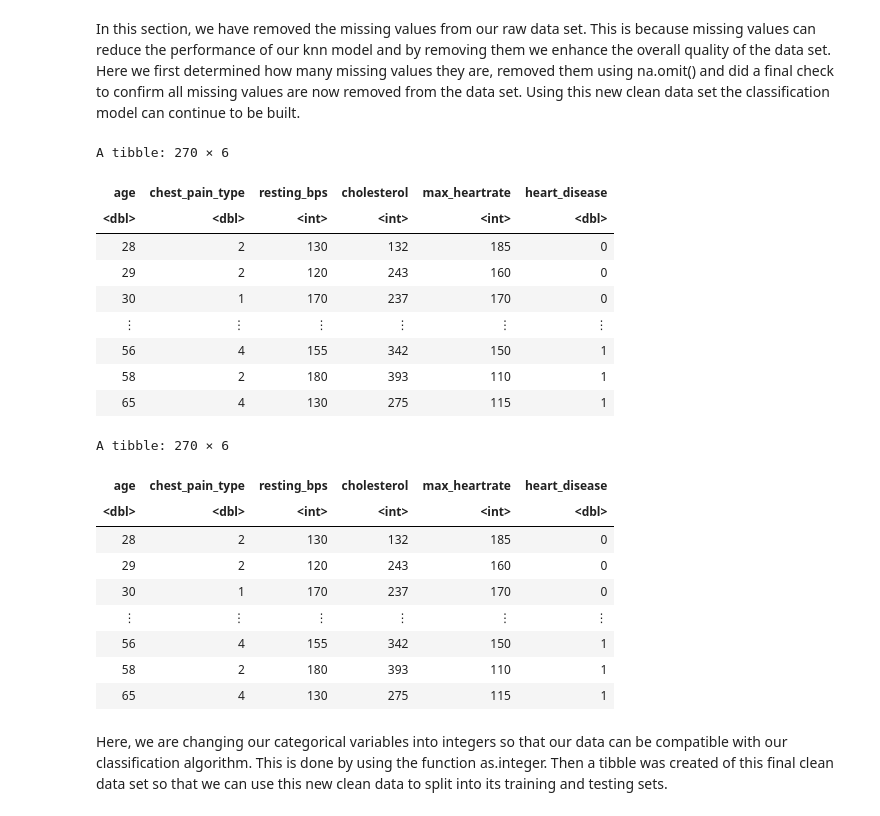
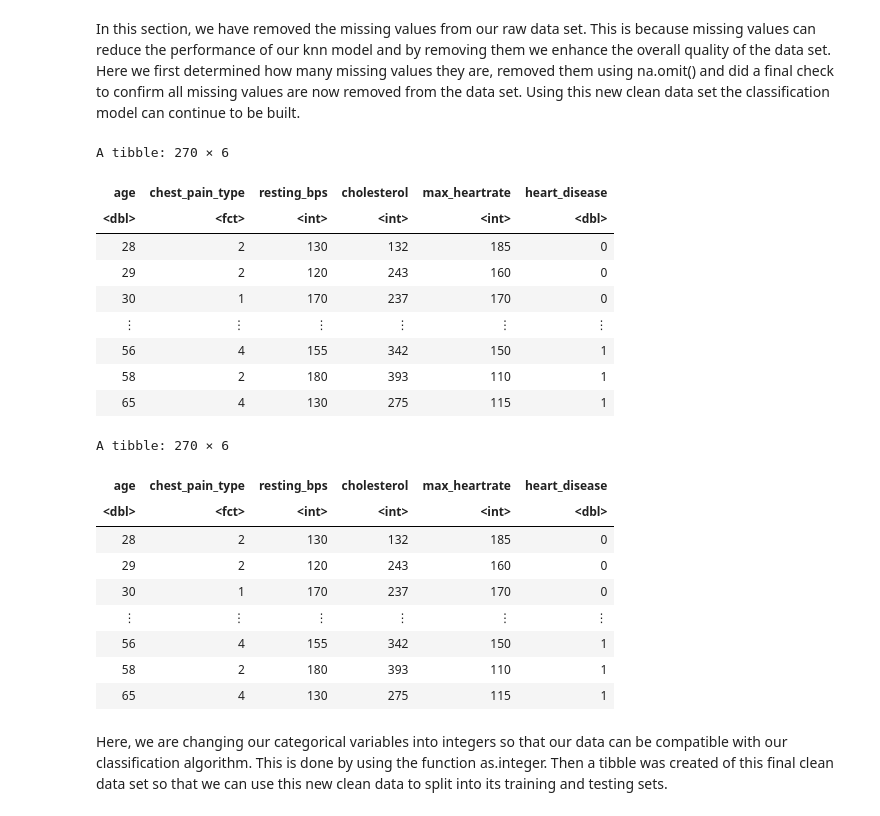
Before and after one commit to Kalpashree10/Group-Project, a Jupyter notebook: ProjectMain.ipynb, the cells around one changed output. Saved outputs shown, nothing was run; the diff lists cells and outputs as text; code cells hidden in the pictures.

Commit message:
fixed the factor problem
before hungry_final, i mutated the chest_pain_type to a factor versus as an integer

```diff
--- a/ProjectMain.ipynb
+++ b/ProjectMain.ipynb
@@ -115,15 +115,15 @@ In this section, we have removed the missing values from our raw data set. This
 # %%
 #Changing the variables into integers
 hungry_select <- hungry_no_NA |>
-     mutate( resting_bps = as.integer(resting_bps),cholesterol = as.integer(cholesterol), max_heartrate = as.integer(max_heartrate))
+     mutate(resting_bps = as.integer(resting_bps),cholesterol = as.integer(cholesterol), max_heartrate = as.integer(max_heartrate), chest_pain_type = as.factor(chest_pain_type))
 hungry_select
 
 hungry_final <- as_tibble(hungry_select)
 hungry_final
 # %% [output]
 A tibble: 270 × 6
 | age | chest_pain_type | resting_bps | cholesterol | max_heartrate | heart_disease |
-| <dbl> | <dbl> | <int> | <int> | <int> | <dbl> |
+| <dbl> | <fct> | <int> | <int> | <int> | <dbl> |
 | 28 | 2 | 130 | 132 | 185 | 0 |
 | 29 | 2 | 120 | 243 | 160 | 0 |
 | 30 | 1 | 170 | 237 | 170 | 0 |
@@ -133,7 +133,7 @@ A tibble: 270 × 6
 | 65 | 4 | 130 | 275 | 115 | 1 |
 A tibble: 270 × 6
 | age | chest_pain_type | resting_bps | cholesterol | max_heartrate | heart_disease |
-| <dbl> | <dbl> | <int> | <int> | <int> | <dbl> |
+| <dbl> | <fct> | <int> | <int> | <int> | <dbl> |
 | 28 | 2 | 130 | 132 | 185 | 0 |
 | 29 | 2 | 120 | 243 | 160 | 0 |
 | 30 | 1 | 170 | 237 | 170 | 0 |
```
Also changed, not shown: parts of 3 cells of this notebook.
